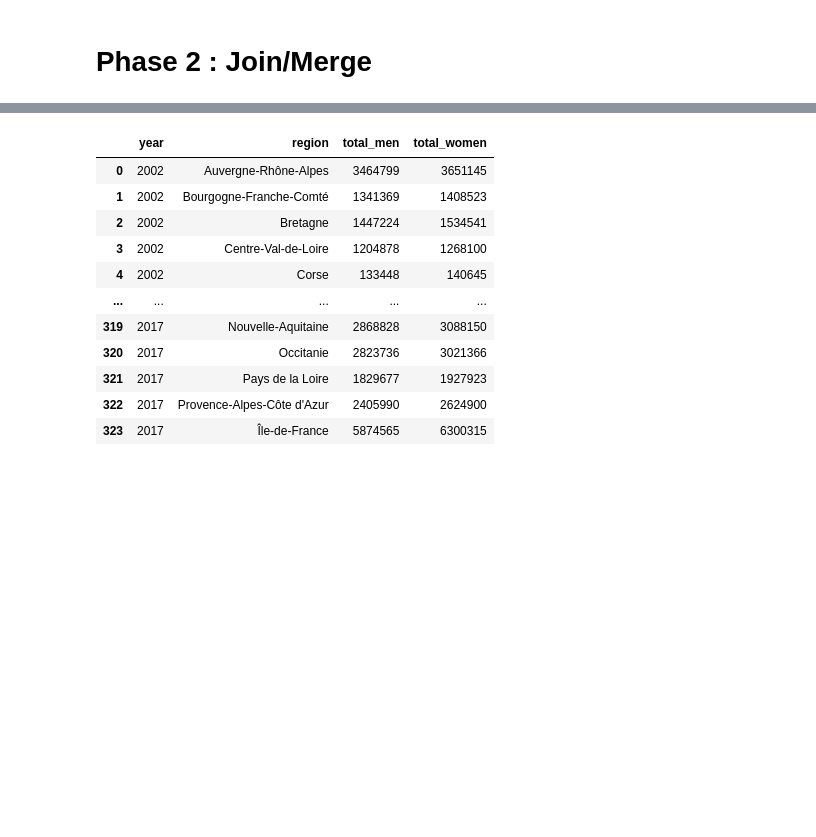
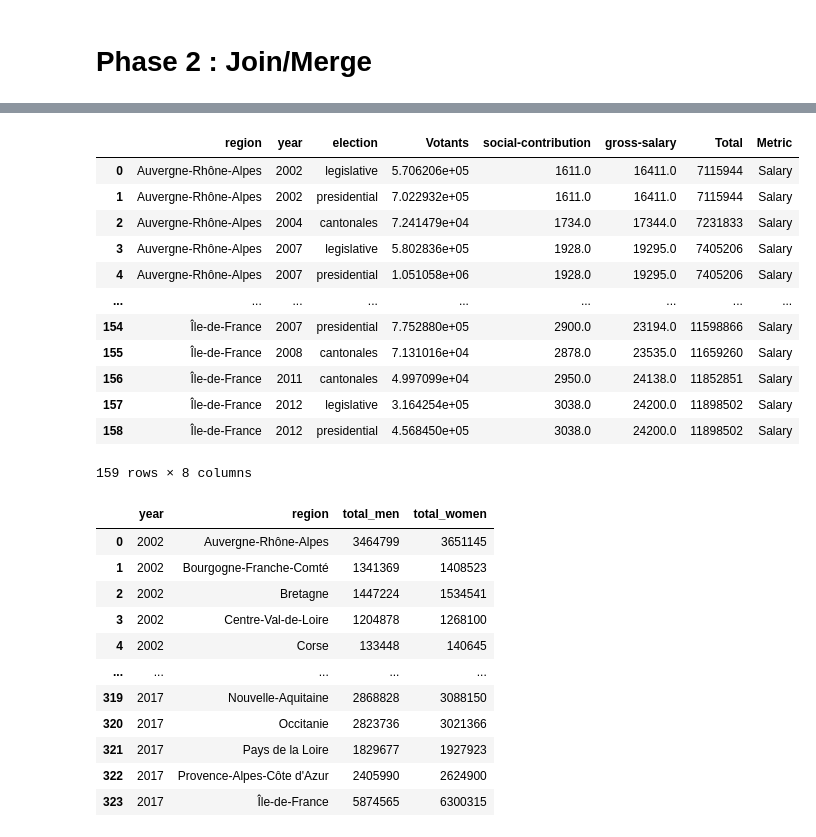
Before and after one commit to com-480-data-visualization/com-480-project-datart, a Jupyter notebook: dataset/all_elections_dep/gathering-elections.ipynb, the cells around one changed output, grey strips where cells are left out. Cells and saved outputs as stored; diff of their text form; code cells hidden in the pictures; blank space fills up the shorter version.

```diff
--- a/dataset/all_elections_dep/gathering-elections.ipynb
+++ b/dataset/all_elections_dep/gathering-elections.ipynb
@@ -131,3 +165,4 @@ df_new
 # %%
 df_men = pd.read_csv('study_men.csv')
 df_women = pd.read_csv('study_women.csv')
+df_all_salary = pd.read_csv('pop-salary-contribution.csv')
@@ -142,6 +192,26 @@ df_women.shape
 # %%
 df_genders = pd.merge(df_men, df_women, on=['year','region'])
 df_genders.drop(columns=['Unnamed: 0_x', 'gender_x', 'gender_y', 'Unnamed: 0_y'], inplace=True)
+# %%
+df_test = pd.merge(df_new, df_all_salary, on=['year','region'])
+df_test.drop(columns=['Unnamed: 0'], inplace=True)
+df_test['Metric'] = 'Salary'
+#df_test.to_csv('salary-contribution.csv', index=False)
+df_test
+# %% [output]
+|  | region | year | election | Votants | social-contribution | gross-salary | Total | Metric |
+| 0 | Auvergne-Rhône-Alpes | 2002 | legislative | 5.706206e+05 | 1611.0 | 16411.0 | 7115944 | Salary |
+| 1 | Auvergne-Rhône-Alpes | 2002 | presidential | 7.022932e+05 | 1611.0 | 16411.0 | 7115944 | Salary |
+| 2 | Auvergne-Rhône-Alpes | 2004 | cantonales | 7.241479e+04 | 1734.0 | 17344.0 | 7231833 | Salary |
+| 3 | Auvergne-Rhône-Alpes | 2007 | legislative | 5.802836e+05 | 1928.0 | 19295.0 | 7405206 | Salary |
+| 4 | Auvergne-Rhône-Alpes | 2007 | presidential | 1.051058e+06 | 1928.0 | 19295.0 | 7405206 | Salary |
+| ... | ... | ... | ... | ... | ... | ... | ... | ... |
+| 154 | Île-de-France | 2007 | presidential | 7.752880e+05 | 2900.0 | 23194.0 | 11598866 | Salary |
+| 155 | Île-de-France | 2008 | cantonales | 7.131016e+04 | 2878.0 | 23535.0 | 11659260 | Salary |
+| 156 | Île-de-France | 2011 | cantonales | 4.997099e+04 | 2950.0 | 24138.0 | 11852851 | Salary |
+| 157 | Île-de-France | 2012 | legislative | 3.164254e+05 | 3038.0 | 24200.0 | 11898502 | Salary |
+| 158 | Île-de-France | 2012 | presidential | 4.568450e+05 | 3038.0 | 24200.0 | 11898502 | Salary |
+159 rows × 8 columns
 # %%
 df_genders
 # %% [output]
```
Also changed, not shown: parts of 10 cells of this notebook, 8 other files.
